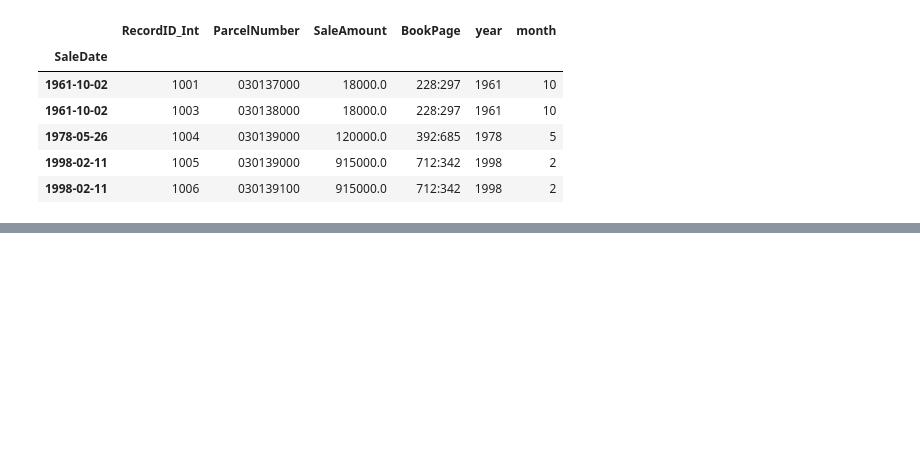
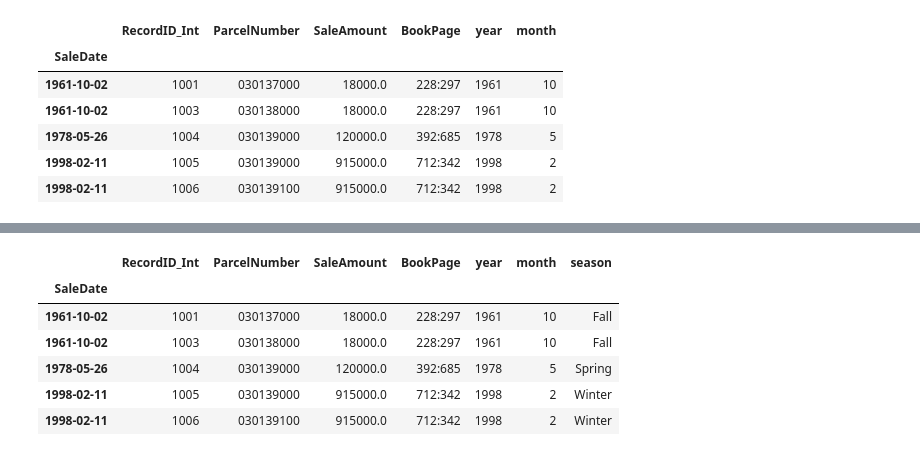
Before and after one commit to veenaramesh/charlottesville_housing, a Jupyter notebook: visualizations-cva-housing.ipynb, the cells around one changed output, grey strips where cells are left out. Drawn from its saved outputs; the diff is of its cells as text; code cells hidden in the pictures; blank space fills up the shorter version.

```diff
--- a/visualizations-cva-housing.ipynb
+++ b/visualizations-cva-housing.ipynb
@@ -134 +140,15 @@ res.head()
+# %%
+# create seasons column using a dict;
+seasons = ["Winter", "Winter", "Spring", 'Spring', 'Spring', "Summer", "Summer", "Summer", "Fall","Fall", "Fall", "Winter"]
+month_to_season = dict(zip(range(1,13), seasons))
+res["season"] = res["month"].map(month_to_season)
+res.head()
+# %% [output]
+|  | RecordID_Int | ParcelNumber | SaleAmount | BookPage | year | month | season |
+| SaleDate |  |  |  |  |  |  |  |
+| 1961-10-02 | 1001 | 030137000 | 18000.0 | 228:297 | 1961 | 10 | Fall |
+| 1961-10-02 | 1003 | 030138000 | 18000.0 | 228:297 | 1961 | 10 | Fall |
+| 1978-05-26 | 1004 | 030139000 | 120000.0 | 392:685 | 1978 | 5 | Spring |
+| 1998-02-11 | 1005 | 030139000 | 915000.0 | 712:342 | 1998 | 2 | Winter |
+| 1998-02-11 | 1006 | 030139100 | 915000.0 | 712:342 | 1998 | 2 | Winter |
 # %%
```
Also changed, not shown: parts of 6 cells of this notebook.
